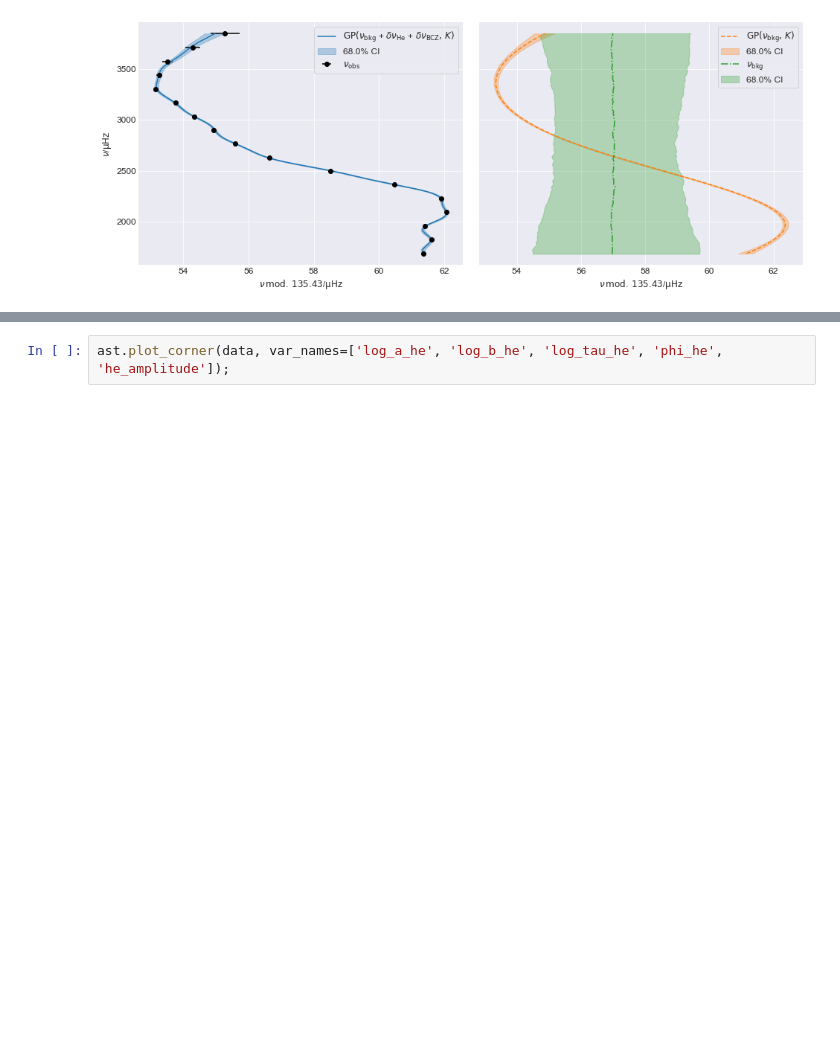
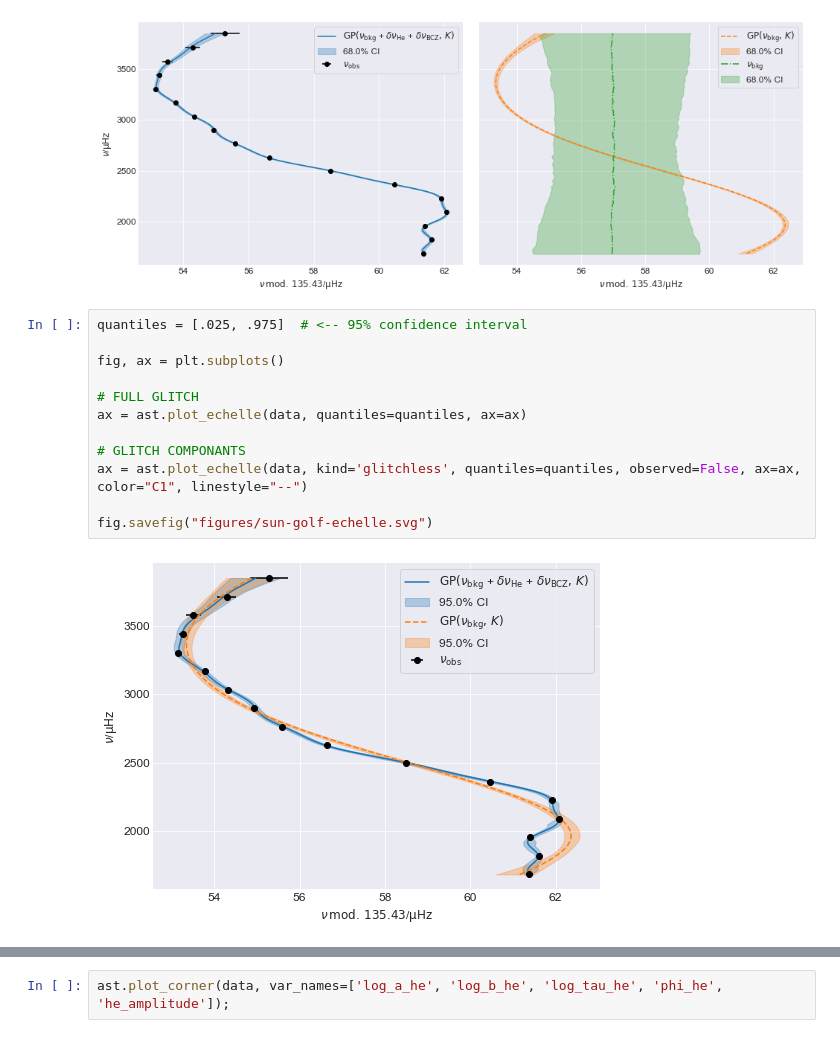
Before and after one commit to alexlyttle/asterion, a Jupyter notebook: examples/Sun-GOLF.ipynb, the cells around one changed output, grey strips where cells are left out. Cells and saved outputs as stored; diff of their text form; blank space fills up the shorter version.

```diff
--- a/examples/Sun-GOLF.ipynb
+++ b/examples/Sun-GOLF.ipynb
@@ -100,3 +106,17 @@ ax.set_ylabel("")  # Remove ylabel
 # %% [output]
 Text(0, 0.5, '')
 [figure]
+# %%
+quantiles = [.025, .975]  # <-- 95% confidence interval
+
+fig, ax = plt.subplots()
+
+# FULL GLITCH
+ax = ast.plot_echelle(data, quantiles=quantiles, ax=ax)
+
+# GLITCH COMPONANTS
+ax = ast.plot_echelle(data, kind='glitchless', quantiles=quantiles, observed=False, ax=ax, color="C1", linestyle="--")
+
+fig.savefig("figures/sun-golf-echelle.svg")
+# %% [output]
+[figure, added]
```
Also changed, not shown: parts of 6 cells of this notebook, 5 other files.
